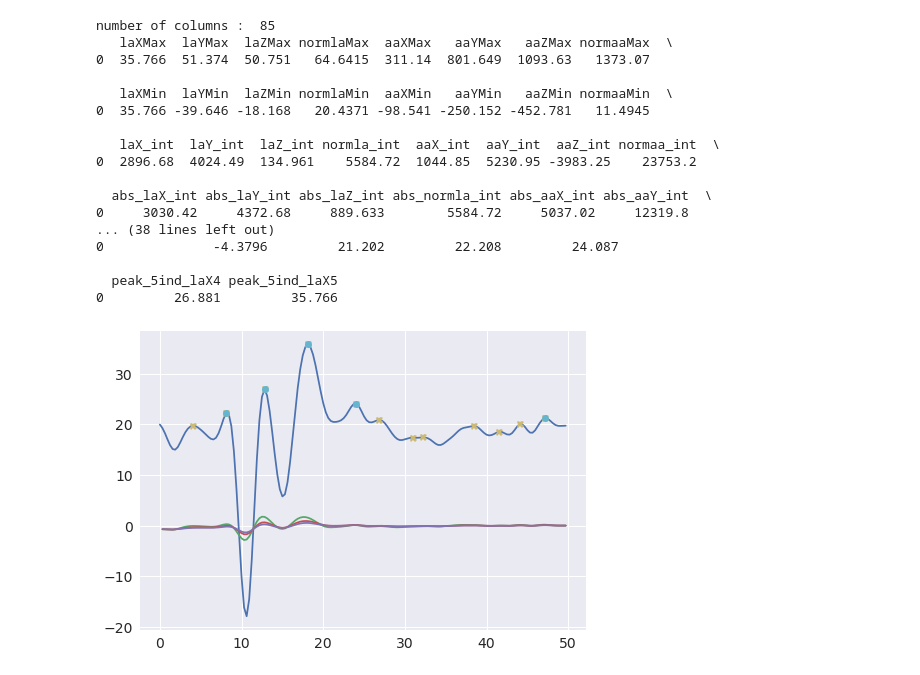
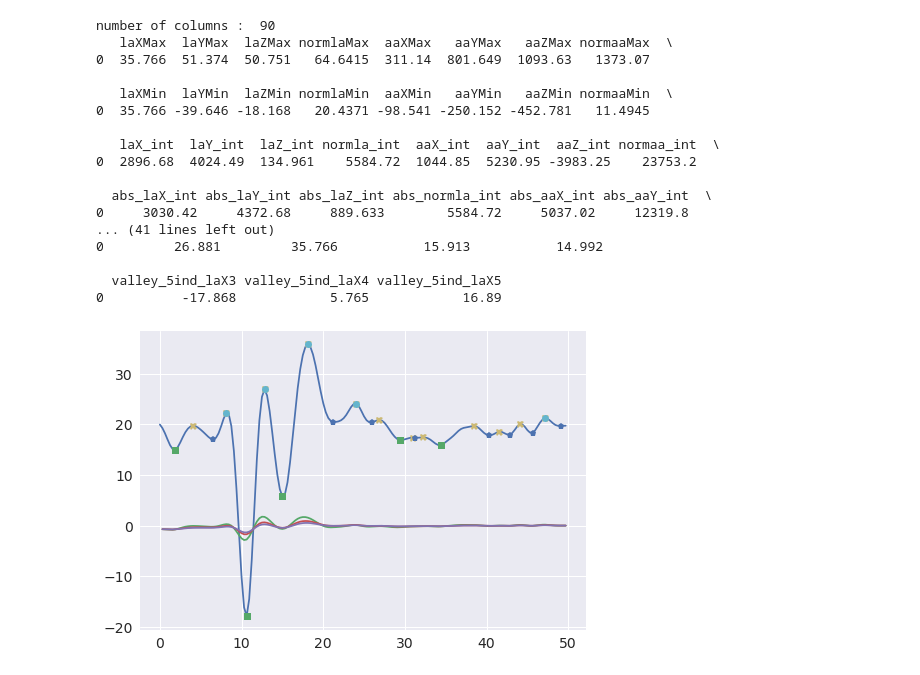
Before and after one commit to PSUCompBio/mlv1, a Jupyter notebook: playerv1/ml_player.ipynb, the cells around one changed output. Drawn from its saved outputs; the diff is of its cells as text; code cells hidden in the pictures.

```diff
--- a/playerv1/ml_player.ipynb
+++ b/playerv1/ml_player.ipynb
@@ -40,7 +40,8 @@ InpFeat = pd.DataFrame(columns=['laXMax','laYMax','laZMax','normlaMax','aaXMax',
                                 'exp_laX_10SR_min', 'exp_laY_10SR_min','exp_laZ_10SR_min','exp_normla_10SR_min','exp_aaX_10SR_min','exp_aaY_10SR_min','exp_aaZ_10SR_min', 'exp_normaa_10SR_min', \
                                 'exp_laX_100SR_max', 'exp_laY_100SR_max','exp_laZ_100SR_max','exp_normla_100SR_max','exp_aaX_100SR_max','exp_aaY_100SR_max','exp_aaZ_100SR_max','exp_normaa_100SR_max', \
                                 'exp_laX_100SR_min', 'exp_laY_100SR_min','exp_laZ_100SR_min','exp_normla_100SR_min','exp_aaX_100SR_min','exp_aaY_100SR_min','exp_aaZ_100SR_min','exp_normaa_100SR_min', \
-                                'peak_5ind_laX1', 'peak_5ind_laX2', 'peak_5ind_laX3','peak_5ind_laX4','peak_5ind_laX5'])
+                                'peak_5ind_laX1', 'peak_5ind_laX2', 'peak_5ind_laX3','peak_5ind_laX4','peak_5ind_laX5', \
+                                'valley_5ind_laX1', 'valley_5ind_laX2', 'valley_5ind_laX3','valley_5ind_laX4','valley_5ind_laX5'])
 
 
 
@@ -221,6 +222,42 @@ for o in result.get('CommonPrefixes'):
             #print('len of exp_laX : ',len(exp_laX))
             # create Input Feature Table values
             #
+            #
+            # Compute maximum extrema of time signal
+            minima_laX = argrelextrema(data.laX.values, np.less)
+            minima_laY = argrelextrema(data.laY.values, np.less)
+            minima_laZ = argrelextrema(data.laZ.values, np.less)
+            minima_normla = argrelextrema(data.normla.values, np.less)
+            minima_aaX = argrelextrema(data.aaX.values, np.less)
+            minima_aaY = argrelextrema(data.aaY.values, np.less)
+            minima_aaZ = argrelextrema(data.aaZ.values, np.less)
+            minima_normaa = argrelextrema(data.normaa.values, np.less)
+            #print(minima_laX[0])
+            #
+            # get all the valley minima indices
+            valley_indexes_laX = minima_laX[0]
+            valley_indexes_laY = minima_laY[0]
+            valley_indexes_laZ = minima_laZ[0]
+            valley_indexes_normla = minima_normla[0]
+            valley_indexes_aaX = minima_aaX[0]
+            valley_indexes_aaY = minima_aaY[0]
+            valley_indexes_aaZ = minima_aaZ[0]
+            valley_indexes_normaa = minima_normaa[0]
+            #print('Valleys are: %s' % (valley_indexes_laX))
+            #
+            # extract top 5 valley indices
+            valley_5ind_laX = np.argpartition(data.laX[valley_indexes_laX], 5)[:5]
+            valley_5ind_laY = np.argpartition(data.laY[valley_indexes_laY], 5)[:5]
+            valley_5ind_laZ = np.argpartition(data.laZ[valley_indexes_laZ], 5)[:5]
+            valley_5ind_normla = np.argpartition(data.normla[valley_indexes_normla], 5)[:5]
+            valley_5ind_aaX = np.argpartition(data.aaX[valley_indexes_aaX], 5)[:5]
+            valley_5ind_aaY = np.argpartition(data.aaY[valley_indexes_aaY], 5)[:5]
+            valley_5ind_aaZ = np.argpartition(data.aaZ[valley_indexes_aaZ], 5)[:5]
+            valley_5ind_normaa = np.argpartition(data.normaa[valley_indexes_normaa], 5)[:5]
+            #print(valley_5ind_laX)
+            #print(data.laX[valley_indexes_laX[valley_5ind_laX]])
+            #print(data.laX[valley_indexes_laX[valley_5ind_laX.iloc[0]]])
+            #
             # line plot of data table
             plt.style.use('seaborn')
             plt.plot(data.Time, data.laX, label='laX')
@@ -228,7 +265,9 @@ for o in result.get('CommonPrefixes'):
             plt.plot(data.Time, exp_laX_10SR, label='laX EMA 10SR')
             plt.plot(data.Time, exp_laX_100SR, label='laX EMA 100SR')
             plt.plot(data.Time[peak_indexes_laX],data.laX[peak_indexes_laX], 'X', label='peaks')
-            plt.plot(data.Time[peak_indexes_laX[ind]],data.laX[peak_indexes_laX[ind]], 'o', label='5 max peaks')
+            plt.plot(data.Time[peak_indexes_laX[peak_5ind_laX]],data.laX[peak_indexes_laX[peak_5ind_laX]], 'o', label='5 max peaks')
+            plt.plot(data.Time[valley_indexes_laX],data.laX[valley_indexes_laX], 'p', label='valleys')
+            plt.plot(data.Time[valley_indexes_laX[valley_5ind_laX]],data.laX[valley_indexes_laX[valley_5ind_laX]], 's', label='5 min valleys')
             # modify ticks size
             plt.xticks(fontsize=14)
             plt.yticks(fontsize=14)
@@ -336,37 +375,43 @@ for o in result.get('CommonPrefixes'):
             # top 5 extrema peaks
             InpFeat.at[ImpactID, 'peak_5ind_laX1'] = data.laX[peak_indexes_laX[peak_5ind_laX.iloc[0]]]
             InpFeat.at[ImpactID, 'peak_5ind_laX2'] = data.laX[peak_indexes_laX[peak_5ind_laX.iloc[1]]]
             InpFeat.at[ImpactID, 'peak_5ind_laX3'] = data.laX[peak_indexes_laX[peak_5ind_laX.iloc[2]]]
             InpFeat.at[ImpactID, 'peak_5ind_laX4'] = data.laX[peak_indexes_laX[peak_5ind_laX.iloc[3]]]
             InpFeat.at[ImpactID, 'peak_5ind_laX5'] = data.laX[peak_indexes_laX[peak_5ind_laX.iloc[4]]]
+            # top 5 minima valleys
+            InpFeat.at[ImpactID, 'valley_5ind_laX1'] = data.laX[valley_indexes_laX[valley_5ind_laX.iloc[0]]]
+            InpFeat.at[ImpactID, 'valley_5ind_laX2'] = data.laX[valley_indexes_laX[valley_5ind_laX.iloc[1]]]
+            InpFeat.at[ImpactID, 'valley_5ind_laX3'] = data.laX[valley_indexes_laX[valley_5ind_laX.iloc[2]]]
+            InpFeat.at[ImpactID, 'valley_5ind_laX4'] = data.laX[valley_indexes_laX[valley_5ind_laX.iloc[3]]]
+            InpFeat.at[ImpactID, 'valley_5ind_laX5'] = data.laX[valley_indexes_laX[valley_5ind_laX.iloc[4]]]
             #print(InpFeat)
             ImpactID = ImpactID + 1
             #print(jo["linear-acceleration"])
 
 
 
 
-#pd.set_option('display.max_columns',None)
+pd.set_option('display.max_columns',None)
 #pd.set_option('display.max_rows',5)
 #print(len(InpFeat))
 print('number of columns : ',len(InpFeat.columns))
 print(InpFeat)
 # %% [output]
-number of columns :  85
+number of columns :  90
    laXMax  laYMax  laZMax normlaMax  aaXMax   aaYMax   aaZMax normaaMax  \
 0  35.766  51.374  50.751   64.6415  311.14  801.649  1093.63   1373.07
 
    laXMin  laYMin  laZMin normlaMin  aaXMin   aaYMin   aaZMin normaaMin  \
 0  35.766 -39.646 -18.168   20.4371 -98.541 -250.152 -452.781   11.4945
 
    laX_int  laY_int  laZ_int normla_int  aaX_int  aaY_int  aaZ_int normaa_int  \
 0  2896.68  4024.49  134.961    5584.72  1044.85  5230.95 -3983.25    23753.2
 
   abs_laX_int abs_laY_int abs_laZ_int abs_normla_int abs_aaX_int abs_aaY_int  \
 0     3030.42     4372.68     889.633        5584.72     5037.02     12319.8
-... (38 lines left out)
-0              -4.3796         21.202         22.208         24.087
+... (41 lines left out)
+0         26.881         35.766           15.913           14.992
 
-  peak_5ind_laX4 peak_5ind_laX5
-0         26.881         35.766
+  valley_5ind_laX3 valley_5ind_laX4 valley_5ind_laX5
+0          -17.868            5.765            16.89
-[figure, old version]
+[figure, new version]
```
